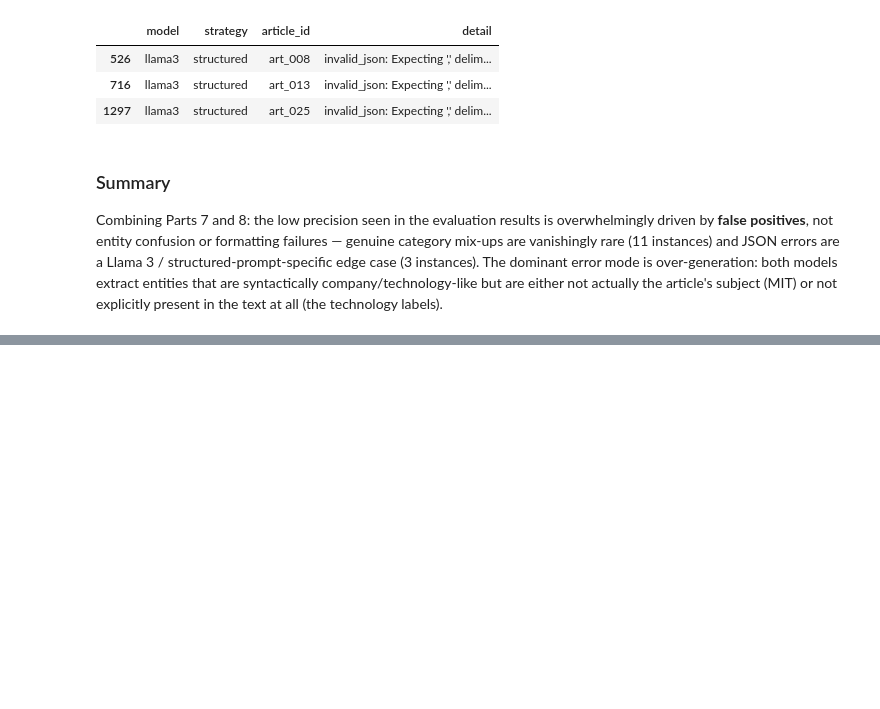
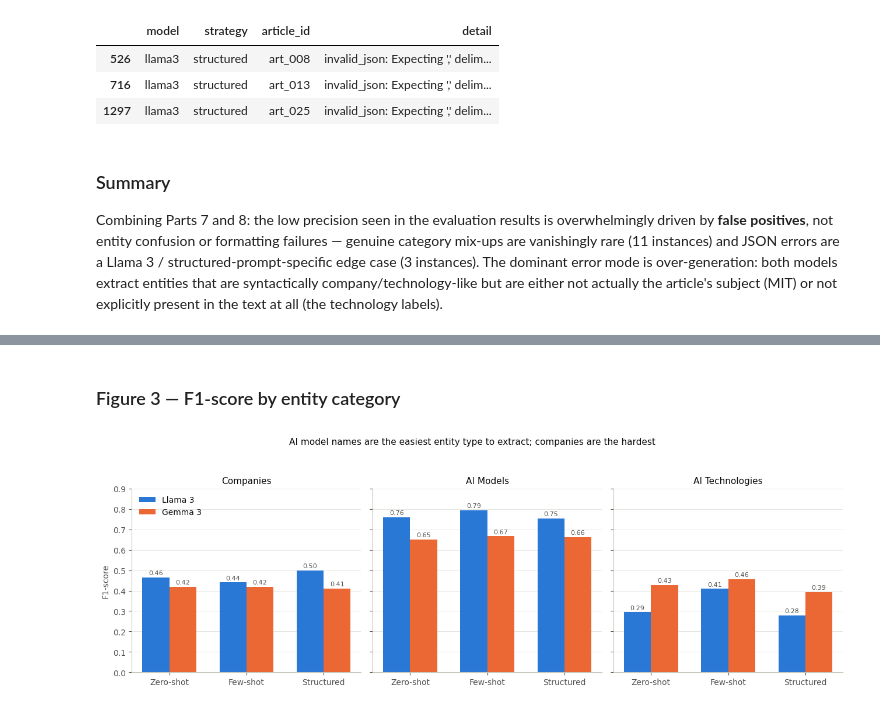
Before and after one commit to HazalGultekin/ml-project, a Jupyter notebook: Master-Lectures/ML/project/process-code/ml-project.ipynb, the cells around one changed output, grey strips where cells are left out. Drawn from its saved outputs; the diff is of its cells as text; code cells hidden in the pictures; blank space fills up the shorter version.

```diff
--- a/Master-Lectures/ML/project/process-code/ml-project.ipynb
+++ b/Master-Lectures/ML/project/process-code/ml-project.ipynb
@@ -570,0 +649,22 @@ Combining Parts 7 and 8: the low precision seen in the evaluation results is ove
+# %% [markdown]
+### Figure 3 — F1-score by entity category
+# %%
+fig, axes = plt.subplots(1, 3, figsize=(13, 4.5), sharey=True)
+for ax, cat, title in zip(
+    axes,
+    ["companies", "models", "technologies"],
+    ["Companies", "AI Models", "AI Technologies"],
+):
+    cat_df = metrics_df[metrics_df["category"] == cat].set_index(["model", "strategy"])
+    grouped_bar(
+        ax, STRATEGY_ORDER, [STRATEGY_LABELS[s] for s in STRATEGY_ORDER],
+        lambda model, strat, cat_df=cat_df: cat_df.loc[(model, strat), "f1"],
+        ylabel="F1-score" if cat == "companies" else "", title=title, ymax=0.9,
+    )
+axes[0].legend(frameon=False, loc="upper left")
+fig.suptitle("AI model names are the easiest entity type to extract; companies are the hardest", fontsize=11)
+fig.tight_layout(rect=[0, 0, 1, 0.93])
+fig.savefig("fig3_f1_by_category.png", dpi=150)
+plt.show()
+# %% [output]
+[figure, added]
```
Also changed, not shown: parts of 10 cells of this notebook, 4 other files.
